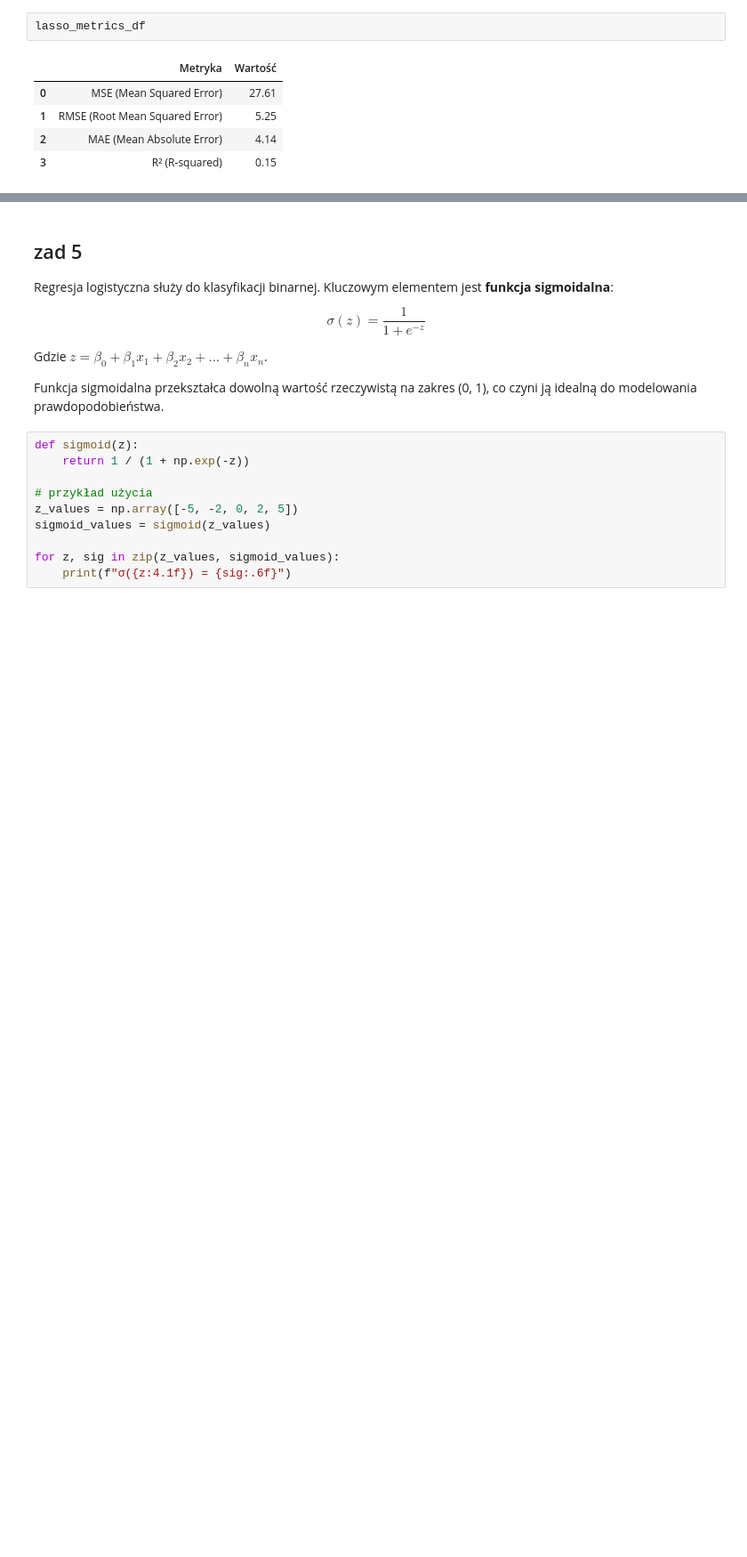
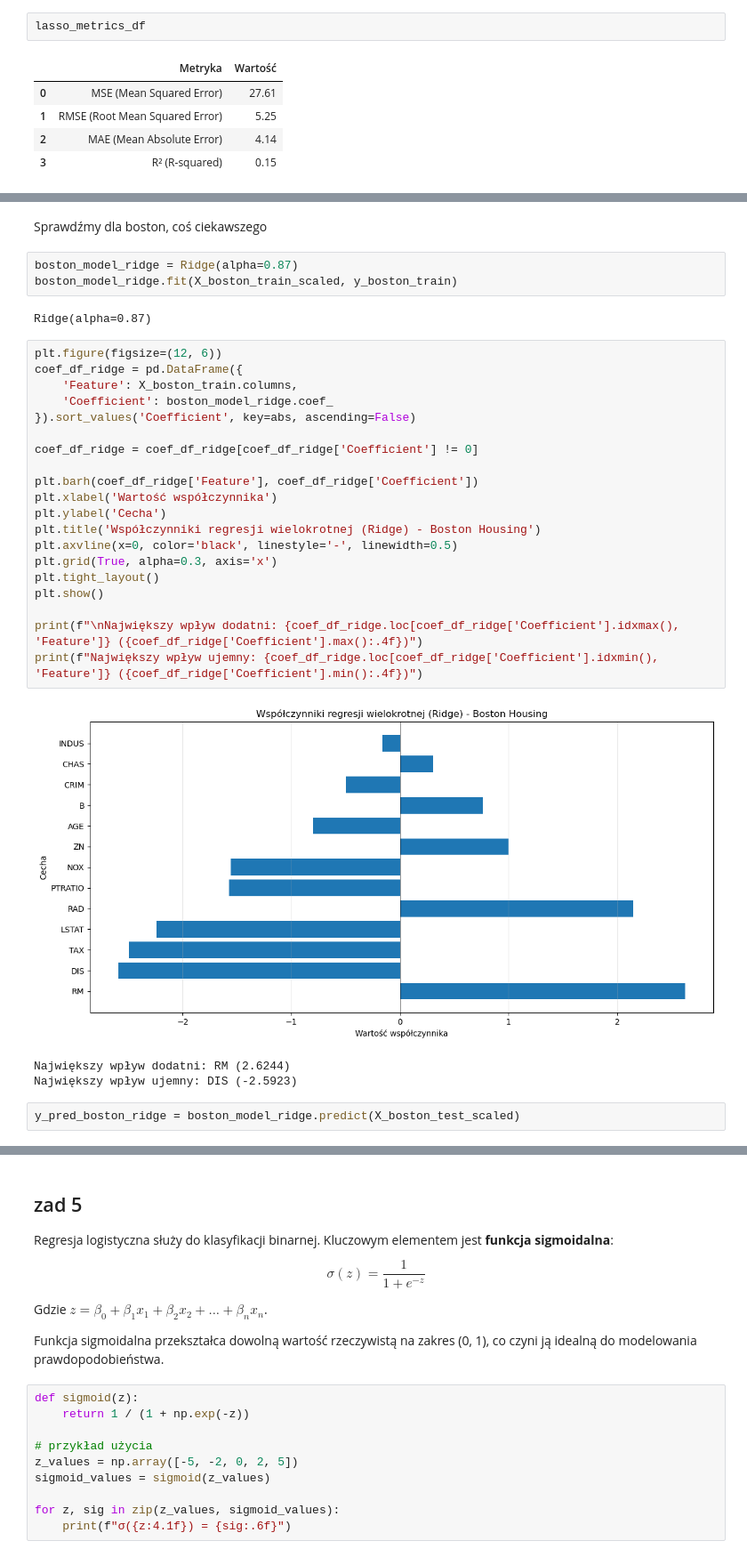
Before and after one commit to piotrczech/PWr-Introduction-to-machine-learning, a Jupyter notebook: lista3.ipynb, the cells around one changed output, grey strips where cells are left out. Shown at 89% size. Cells and saved outputs as stored; diff of their text form; blank space fills up the shorter version.

```diff
--- a/lista3.ipynb
+++ b/lista3.ipynb
@@ -515,3 +476,36 @@ Parametr **alpha** kontroluje siłę regularyzacji - im większe, tym silniejsza
 <center>
 <img src="./screens/l3-lasso-vs-ridge.png" style="width: 80%;">
 </center>
+# %% [markdown]
+Sprawdźmy dla boston, coś ciekawszego
+# %%
+boston_model_ridge = Ridge(alpha=0.87)
+boston_model_ridge.fit(X_boston_train_scaled, y_boston_train)
+# %% [output]
+Ridge(alpha=0.87)
+# %%
+plt.figure(figsize=(12, 6))
+coef_df_ridge = pd.DataFrame({
+    'Feature': X_boston_train.columns,
+    'Coefficient': boston_model_ridge.coef_
+}).sort_values('Coefficient', key=abs, ascending=False)
+
+coef_df_ridge = coef_df_ridge[coef_df_ridge['Coefficient'] != 0]
+
+plt.barh(coef_df_ridge['Feature'], coef_df_ridge['Coefficient'])
+plt.xlabel('Wartość współczynnika')
+plt.ylabel('Cecha')
+plt.title('Współczynniki regresji wielokrotnej (Ridge) - Boston Housing')
+plt.axvline(x=0, color='black', linestyle='-', linewidth=0.5)
+plt.grid(True, alpha=0.3, axis='x')
+plt.tight_layout()
+plt.show()
+
+print(f"\nNajwiększy wpływ dodatni: {coef_df_ridge.loc[coef_df_ridge['Coefficient'].idxmax(), 'Feature']} ({coef_df_ridge['Coefficient'].max():.4f})")
+print(f"Największy wpływ ujemny: {coef_df_ridge.loc[coef_df_ridge['Coefficient'].idxmin(), 'Feature']} ({coef_df_ridge['Coefficient'].min():.4f})")
+# %% [output]
+[figure, added]
+Największy wpływ dodatni: RM (2.6244)
+Największy wpływ ujemny: DIS (-2.5923)
+# %%
+y_pred_boston_ridge = boston_model_ridge.predict(X_boston_test_scaled)
```
Also changed, not shown: parts of 18 cells of this notebook.
